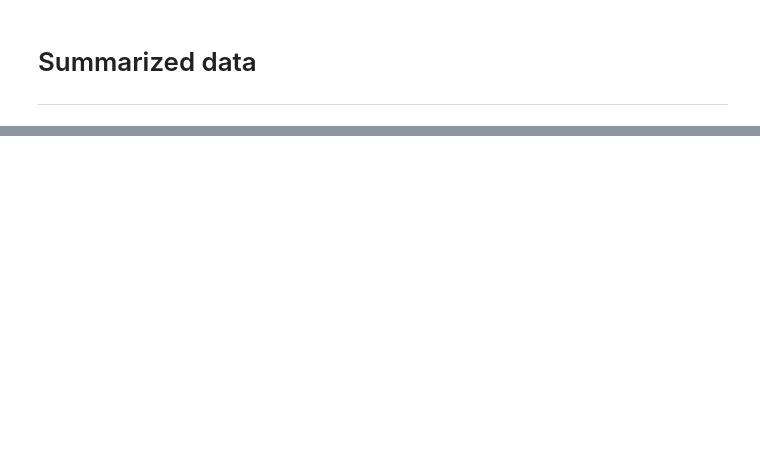
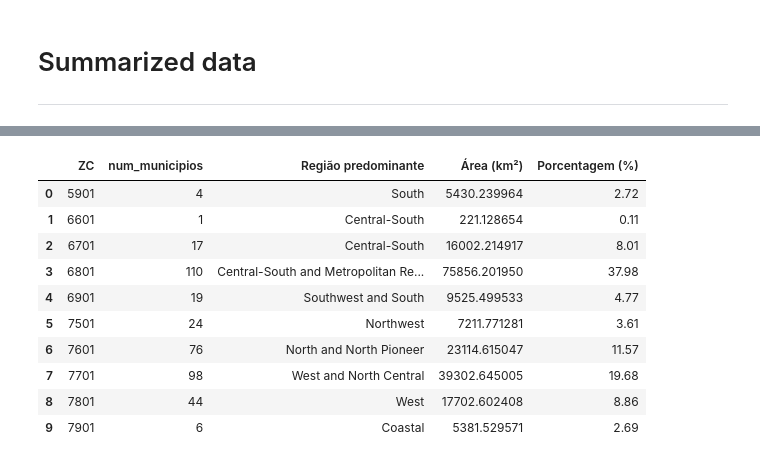
Before and after one commit to fcoliveira-utfpr/climate_parana, a Jupyter notebook: area_of_study.ipynb, the cells around one changed output, grey strips where cells are left out. Drawn from its saved outputs; the diff is of its cells as text; code cells hidden in the pictures; blank space fills up the shorter version.

```diff
--- a/area_of_study.ipynb
+++ b/area_of_study.ipynb
@@ -128,0 +156,52 @@ df_resumo_parana
+# %%
+zc_info_dict = {
+    5901: {"regiao": "South",
+           "area": 5430.239963591397},
+    6601: {"regiao": "Central-South",
+           "area": 221.12865423926547},
+    6701: {"regiao": "Central-South",
+           "area": 16002.214916721656},
+    6801: {"regiao": "Central-South and Metropolitan Region of Curitiba",
+           "area": 75856.20194971134},
+    6901: {"regiao": "Southwest and South",
+           "area": 9525.499533375816},
+    7501: {"regiao": "Northwest",
+           "area": 7211.771280980986},
+    7601: {"regiao": "North and North Pioneer",
+           "area": 23114.615047292868},
+    7701: {"regiao": "West and North Central",
+           "area": 39302.6450045043},
+    7801: {"regiao": "West",
+           "area": 17702.602407614897},
+    7901: {"regiao": "Coastal",
+           "area": 5381.529570849405}
+}
+# %%
+#Numero de município por ZC
+resultado = df.groupby('ZC').agg(
+    num_municipios=('municipio', 'nunique')
+).reset_index()
+# Criar dicionários separados para facilitar
+zc_para_regiao = {zc: info['regiao'] for zc, info in zc_info_dict.items()}
+zc_para_area = {zc: info['area'] for zc, info in zc_info_dict.items()}
+
+# Adicionar as colunas ao DataFrame
+resultado['Região predominante'] = resultado['ZC'].map(zc_para_regiao)
+resultado['Área (km²)'] = resultado['ZC'].map(zc_para_area)
+
+# Calcular a porcentagem (área da ZC / área total * 100)
+area_total = resultado['Área (km²)'].sum()
+resultado['Porcentagem (%)'] = (resultado['Área (km²)'] / area_total * 100).round(2)
+resultado
+# %% [output]
+|  | ZC | num_municipios | Região predominante | Área (km²) | Porcentagem (%) |
+| 0 | 5901 | 4 | South | 5430.239964 | 2.72 |
+| 1 | 6601 | 1 | Central-South | 221.128654 | 0.11 |
+| 2 | 6701 | 17 | Central-South | 16002.214917 | 8.01 |
+| 3 | 6801 | 110 | Central-South and Metropolitan Re... | 75856.201950 | 37.98 |
+| 4 | 6901 | 19 | Southwest and South | 9525.499533 | 4.77 |
+| 5 | 7501 | 24 | Northwest | 7211.771281 | 3.61 |
+| 6 | 7601 | 76 | North and North Pioneer | 23114.615047 | 11.57 |
+| 7 | 7701 | 98 | West and North Central | 39302.645005 | 19.68 |
+| 8 | 7801 | 44 | West | 17702.602408 | 8.86 |
+| 9 | 7901 | 6 | Coastal | 5381.529571 | 2.69 |
```
Also changed, not shown: parts of 4 cells of this notebook.
